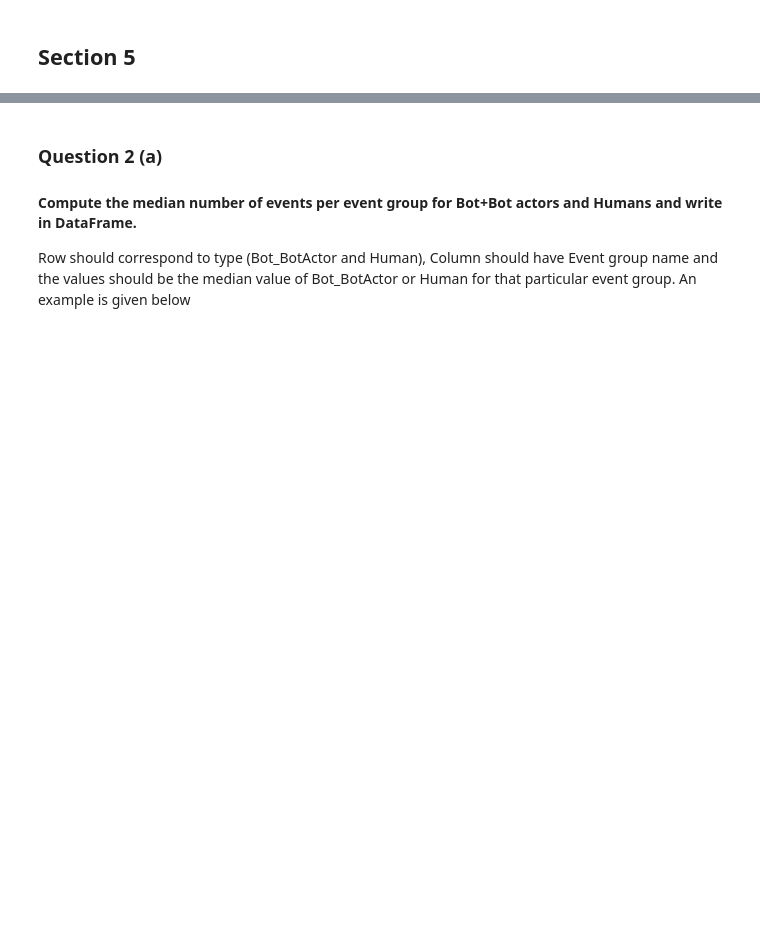
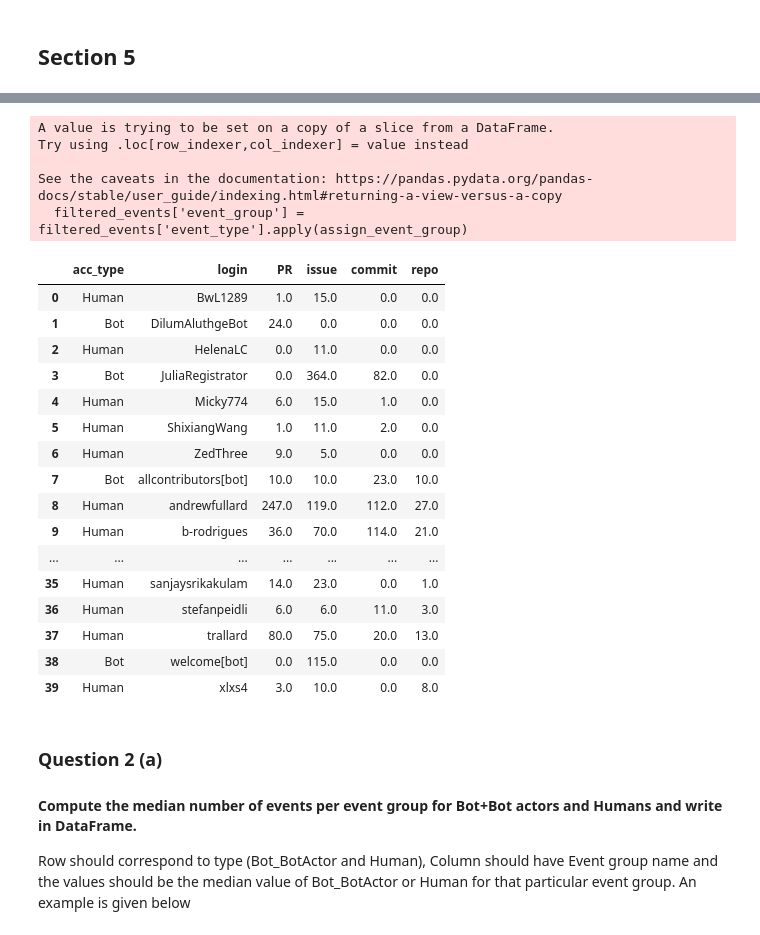
Before and after one commit to ToneskoNewAccount/Software_Evolution_TP_bots, a Jupyter notebook: TP_bots_template.ipynb, the cells around one changed output, grey strips where cells are left out. Saved outputs shown, nothing was run; the diff lists cells and outputs as text; code cells hidden in the pictures; blank space fills up the shorter version.

```diff
--- a/TP_bots_template.ipynb
+++ b/TP_bots_template.ipynb
@@ -440,8 +424,80 @@ commit_group = ['CommitCommentEvent', 'PushEvent']
 repo_group = ['CreateEvent', 'DeleteEvent', 'ForkEvent', 'GollumEvent', 'MemberEvent', 'PublicEvent', 'ReleaseEvent', 'SponsorshipEvent', 'WatchEvent']
 # %%
 # YOUR CODE BELOW
+# Function to assign event group
+def assign_event_group(event_type):
+    if event_type in issue_group:
+        return 'Issue-Related'
+    elif event_type in pr_group:
+        return 'PR-Related'
+    elif event_type in commit_group:
+        return 'Commit-Related'
+    elif event_type in repo_group:
+        return 'Repository-Management'
+    else:
+        return 'Other'
 # %%
 # YOUR CODE BELOW
+
+# Apply function to create new column
+filtered_events['event_group'] = filtered_events['event_type'].apply(assign_event_group)
+
+# Group by 'login' and 'event_group', then count occurrences
+event_counts = (
+    filtered_events
+    .groupby(['login', 'event_group'])
+    .agg(event_count=('event_id', 'count'))  # Counting number of events per group
+    .reset_index()  # Reset index for better readability
+)
+
+# Pivot the table
+event_pivot = event_counts.pivot(index='login', columns='event_group', values='event_count')
+
+# Reset index and rename axis
+event_pivot = event_pivot.reset_index().rename_axis(None, axis=1)
+
+# Rename event groups to match required column names
+event_pivot = event_pivot.rename(columns={
+    'PR-Related': 'PR',
+    'Issue-Related': 'issue',
+    'Repository-Management': 'repo',
+    'Commit-Related': 'commit'
+})
+
+# Select only required columns, filling missing event counts with 0
+final_df = (
+    merged_bimbas_df[['contributor', 'acc_type']]
+    .merge(event_pivot[['login', 'PR', 'issue', 'commit', 'repo']], left_on='contributor', right_on='login', how='left')
+    .drop(columns=['contributor'])  # Drop unnecessary columns
+    .fillna(0)  # Replace NaN with 0
+)
+
+
+# Display result
+display(final_df)
+# %% [output]
+A value is trying to be set on a copy of a slice from a DataFrame.
+Try using .loc[row_indexer,col_indexer] = value instead
+
+See the caveats in the documentation: https://pandas.pydata.org/pandas-docs/stable/user_guide/indexing.html#returning-a-view-versus-a-copy
+  filtered_events['event_group'] = filtered_events['event_type'].apply(assign_event_group)
+|  | acc_type | login | PR | issue | commit | repo |
+| 0 | Human | BwL1289 | 1.0 | 15.0 | 0.0 | 0.0 |
+| 1 | Bot | DilumAluthgeBot | 24.0 | 0.0 | 0.0 | 0.0 |
+| 2 | Human | HelenaLC | 0.0 | 11.0 | 0.0 | 0.0 |
+| 3 | Bot | JuliaRegistrator | 0.0 | 364.0 | 82.0 | 0.0 |
+| 4 | Human | Micky774 | 6.0 | 15.0 | 1.0 | 0.0 |
+| 5 | Human | ShixiangWang | 1.0 | 11.0 | 2.0 | 0.0 |
+| 6 | Human | ZedThree | 9.0 | 5.0 | 0.0 | 0.0 |
+| 7 | Bot | allcontributors[bot] | 10.0 | 10.0 | 23.0 | 10.0 |
+| 8 | Human | andrewfullard | 247.0 | 119.0 | 112.0 | 27.0 |
+| 9 | Human | b-rodrigues | 36.0 | 70.0 | 114.0 | 21.0 |
+| ... | ... | ... | ... | ... | ... | ... |
+| 35 | Human | sanjaysrikakulam | 14.0 | 23.0 | 0.0 | 1.0 |
+| 36 | Human | stefanpeidli | 6.0 | 6.0 | 11.0 | 3.0 |
+| 37 | Human | trallard | 80.0 | 75.0 | 20.0 | 13.0 |
+| 38 | Bot | welcome[bot] | 0.0 | 115.0 | 0.0 | 0.0 |
+| 39 | Human | xlxs4 | 3.0 | 10.0 | 0.0 | 8.0 |
 # %% [markdown]
 ### Question 2 (a)
 
```
Also changed, not shown: parts of 8 cells of this notebook.
